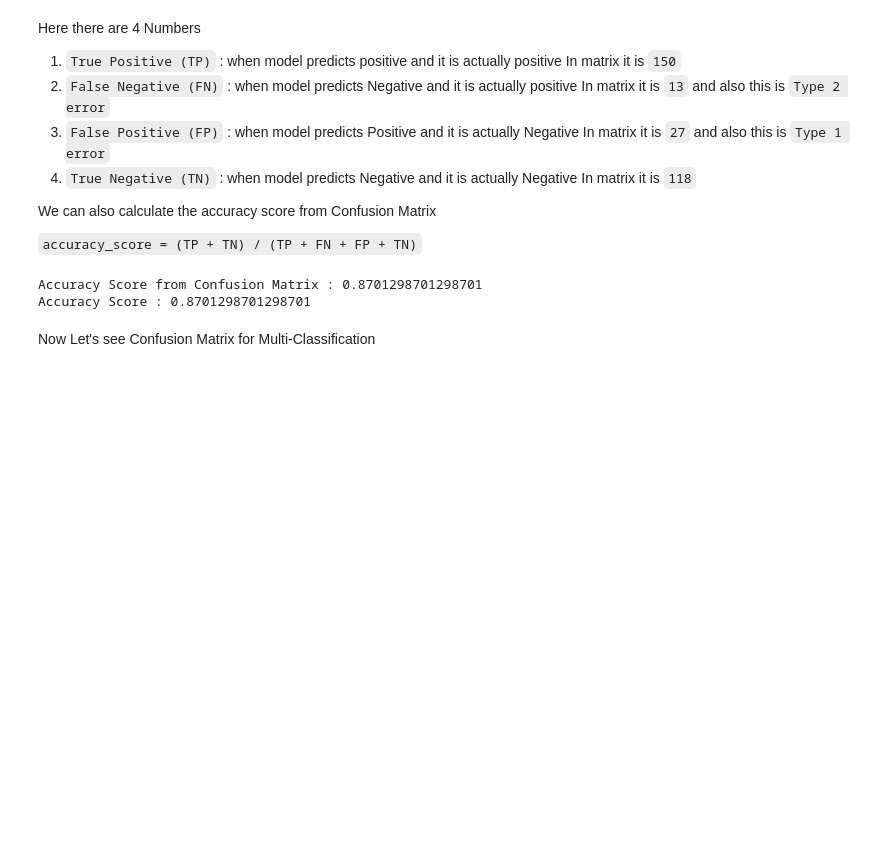
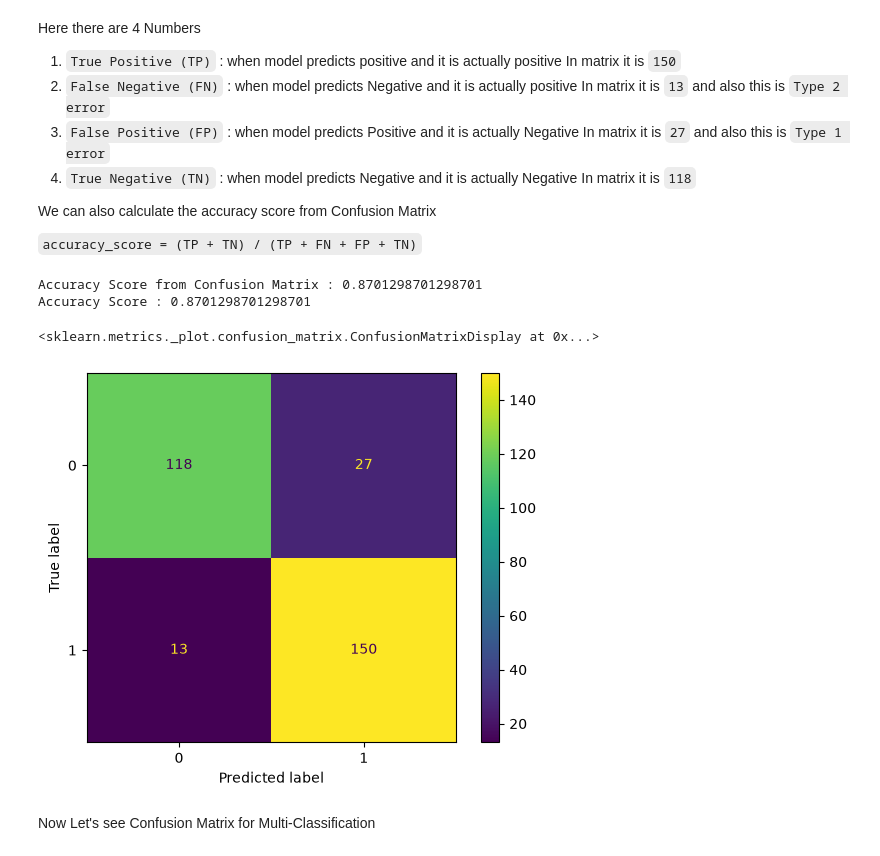
Before and after one commit to KevalSolanki77/My-ML-journey, a Jupyter notebook: Day-21-Classification-Matrices/classification_matrices.ipynb, the cells around one changed output. Saved outputs shown, nothing was run; the diff lists cells and outputs as text; code cells hidden in the pictures; blank space fills up the shorter version.

```diff
--- a/Day-21-Classification-Matrices/classification_matrices.ipynb
+++ b/Day-21-Classification-Matrices/classification_matrices.ipynb
@@ -84,6 +84,15 @@ print(f"Accuracy Score : {accuracy_score(y_test_diabetes, y_pred_diabetes)}")
 # %% [output]
 Accuracy Score from Confusion Matrix : 0.8701298701298701
 Accuracy Score : 0.8701298701298701
+# %%
+disp = ConfusionMatrixDisplay(
+    confusion_matrix=confusion_matrix(y_test_diabetes, y_pred_diabetes),
+    display_labels=clf_diabetes.classes_
+)
+disp.plot()
+# %% [output]
+<sklearn.metrics._plot.confusion_matrix.ConfusionMatrixDisplay at 0x...>
+[figure, added]
 # %% [markdown]
 Now Let's see Confusion Matrix for Multi-Classification
 # %%
```
